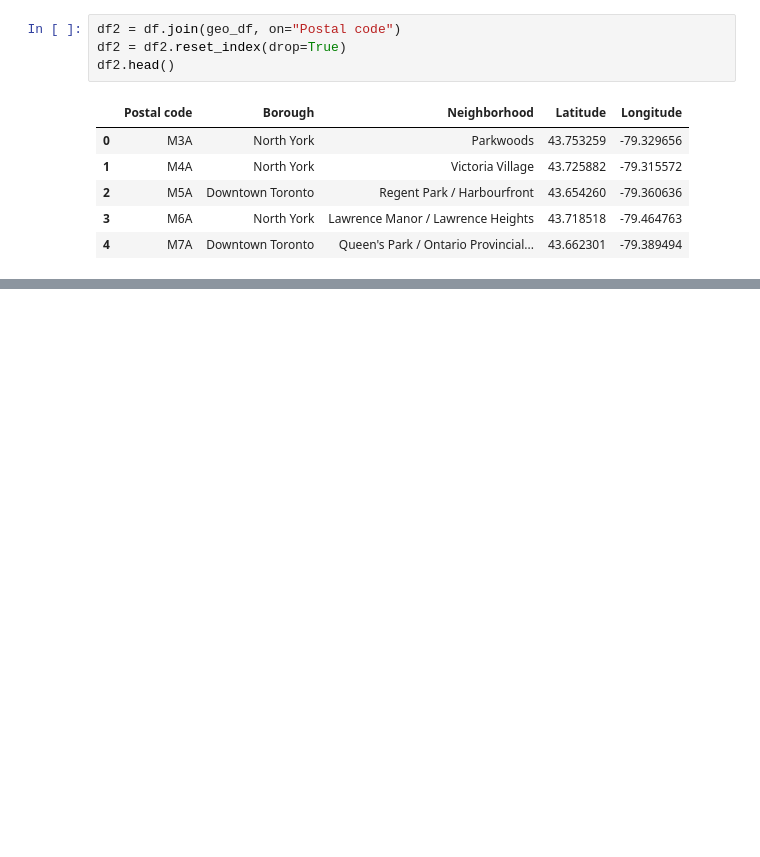
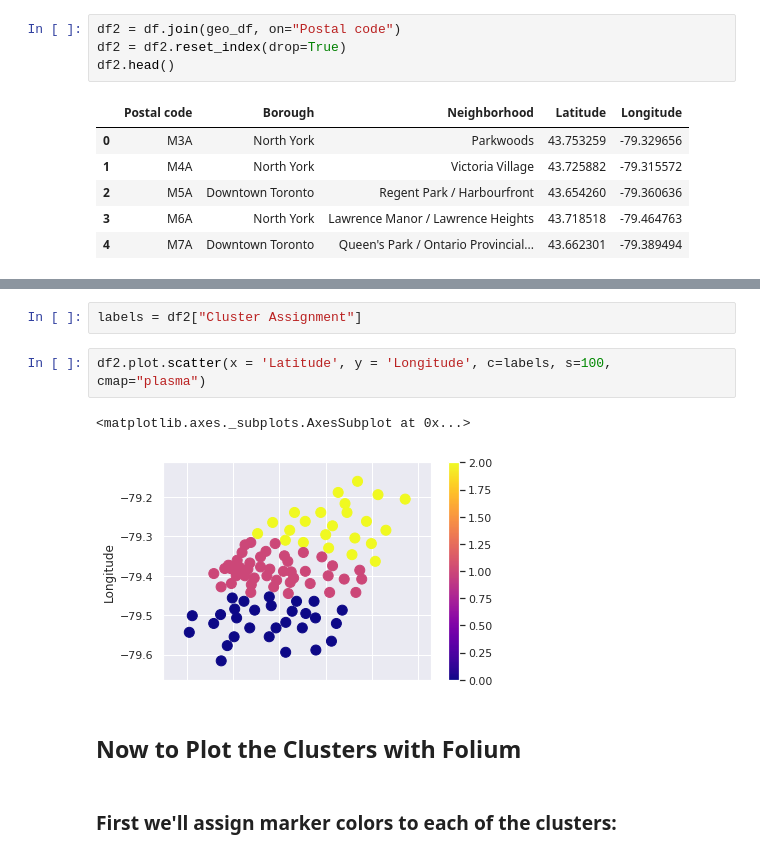
Before and after one commit to EricPostMaster/coursera-datascience-capstone, a Jupyter notebook: Toronto Data Scraping Notebook.ipynb, the cells around one changed output, grey strips where cells are left out. Saved outputs shown, nothing was run; the diff lists cells and outputs as text; blank space fills up the shorter version.

```diff
--- a/Toronto Data Scraping Notebook.ipynb
+++ b/Toronto Data Scraping Notebook.ipynb
@@ -89,0 +130,11 @@ df2.head()
+# %%
+labels = df2["Cluster Assignment"]
+# %%
+df2.plot.scatter(x = 'Latitude', y = 'Longitude', c=labels, s=100, cmap="plasma")
+# %% [output]
+<matplotlib.axes._subplots.AxesSubplot at 0x...>
+[figure, added]
+# %% [markdown]
+## Now to Plot the Clusters with Folium
+# %% [markdown]
+### First we'll assign marker colors to each of the clusters:
```
Also changed, not shown: parts of 16 cells of this notebook.
